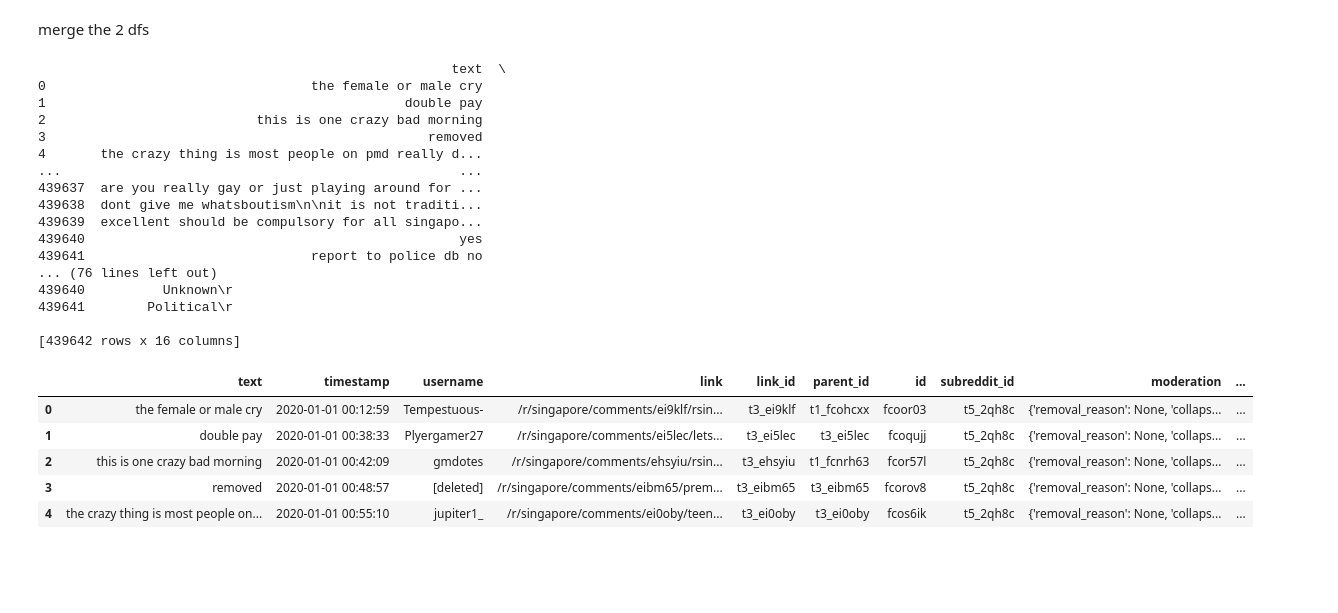
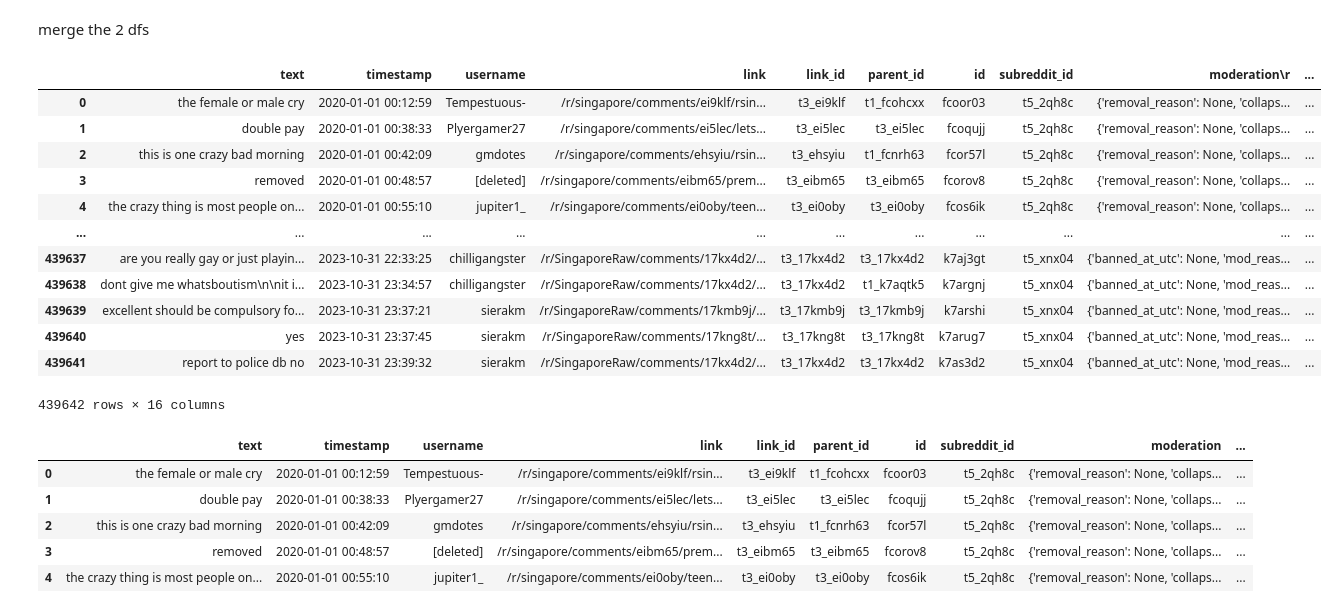
Before and after one commit to rhyden-kx/DSA4264, a Jupyter notebook: eda_2/subreddit.ipynb, the cells around one changed output. Drawn from its saved outputs; the diff is of its cells as text; code cells hidden in the pictures; blank space fills up the shorter version.

```diff
--- a/eda_2/subreddit.ipynb
+++ b/eda_2/subreddit.ipynb
@@ -62,26 +62,22 @@ for col in results_df.columns:
 # Set display options to show all columns
 pd.set_option('display.max_columns', None)
 pd.set_option('display.width', None)  # Adjust width to avoid truncation
-# %%
-print(results_df)
-# %% [output]
-                                                     text  \
-0                                  the female or male cry
-1                                              double pay
-2                           this is one crazy bad morning
-3                                                 removed
-4       the crazy thing is most people on pmd really d...
-...                                                   ...
-439637  are you really gay or just playing around for ...
-439638  dont give me whatsboutism\n\nit is not traditi...
-439639  excellent should be compulsory for all singapo...
-439640                                                yes
-439641                             report to police db no
-... (76 lines left out)
-439640          Unknown\r
-439641        Political\r
-
-[439642 rows x 16 columns]
+# %%
+results_df
+# %% [output]
+|  | text | timestamp | username | link | link_id | parent_id | id | subreddit_id | moderation\r | ... |
+| 0 | the female or male cry | 2020-01-01 00:12:59 | Tempestuous- | /r/singapore/comments/ei9klf/rsin... | t3_ei9klf | t1_fcohcxx | fcoor03 | t5_2qh8c | {'removal_reason': None, 'collaps... | ... |
+| 1 | double pay | 2020-01-01 00:38:33 | Plyergamer27 | /r/singapore/comments/ei5lec/lets... | t3_ei5lec | t3_ei5lec | fcoqujj | t5_2qh8c | {'removal_reason': None, 'collaps... | ... |
+| 2 | this is one crazy bad morning | 2020-01-01 00:42:09 | gmdotes | /r/singapore/comments/ehsyiu/rsin... | t3_ehsyiu | t1_fcnrh63 | fcor57l | t5_2qh8c | {'removal_reason': None, 'collaps... | ... |
+| 3 | removed | 2020-01-01 00:48:57 | [deleted] | /r/singapore/comments/eibm65/prem... | t3_eibm65 | t3_eibm65 | fcorov8 | t5_2qh8c | {'removal_reason': None, 'collaps... | ... |
+| 4 | the crazy thing is most people on... | 2020-01-01 00:55:10 | jupiter1_ | /r/singapore/comments/ei0oby/teen... | t3_ei0oby | t3_ei0oby | fcos6ik | t5_2qh8c | {'removal_reason': None, 'collaps... | ... |
+| ... | ... | ... | ... | ... | ... | ... | ... | ... | ... | ... |
+| 439637 | are you really gay or just playin... | 2023-10-31 22:33:25 | chilligangster | /r/SingaporeRaw/comments/17kx4d2/... | t3_17kx4d2 | t3_17kx4d2 | k7aj3gt | t5_xnx04 | {'banned_at_utc': None, 'mod_reas... | ... |
+| 439638 | dont give me whatsboutism\n\nit i... | 2023-10-31 23:34:57 | chilligangster | /r/SingaporeRaw/comments/17kx4d2/... | t3_17kx4d2 | t1_k7aqtk5 | k7argnj | t5_xnx04 | {'banned_at_utc': None, 'mod_reas... | ... |
+| 439639 | excellent should be compulsory fo... | 2023-10-31 23:37:21 | sierakm | /r/SingaporeRaw/comments/17kmb9j/... | t3_17kmb9j | t3_17kmb9j | k7arshi | t5_xnx04 | {'banned_at_utc': None, 'mod_reas... | ... |
+| 439640 | yes | 2023-10-31 23:37:45 | sierakm | /r/SingaporeRaw/comments/17kng8t/... | t3_17kng8t | t3_17kng8t | k7arug7 | t5_xnx04 | {'banned_at_utc': None, 'mod_reas... | ... |
+| 439641 | report to police db no | 2023-10-31 23:39:32 | sierakm | /r/SingaporeRaw/comments/17kx4d2/... | t3_17kx4d2 | t3_17kx4d2 | k7as3d2 | t5_xnx04 | {'banned_at_utc': None, 'mod_reas... | ... |
+439642 rows × 16 columns
 # %%
 # Remove \r from column names
 results_df.columns = results_df.columns.str.strip()
```
Also changed, not shown: parts of 3 cells of this notebook.
